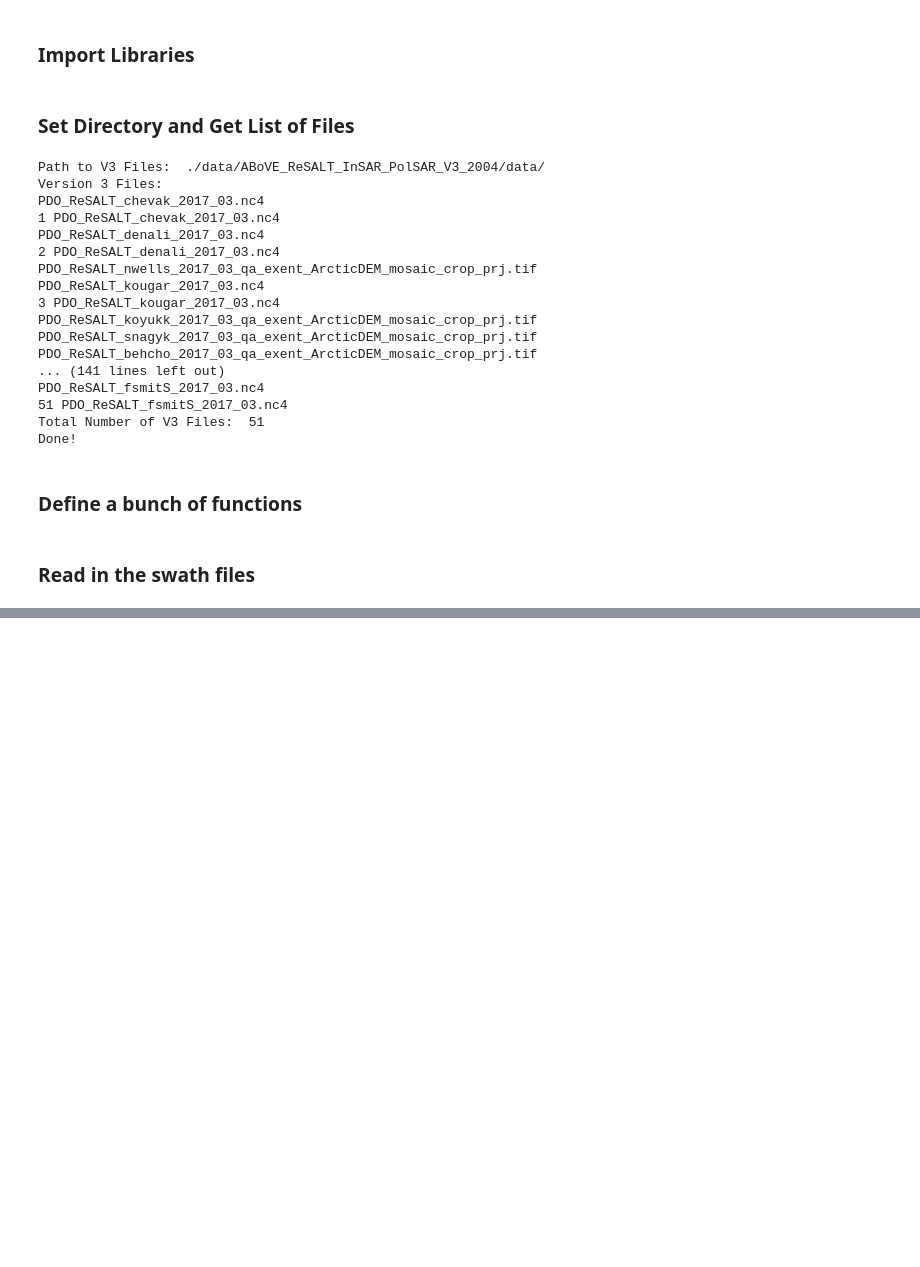
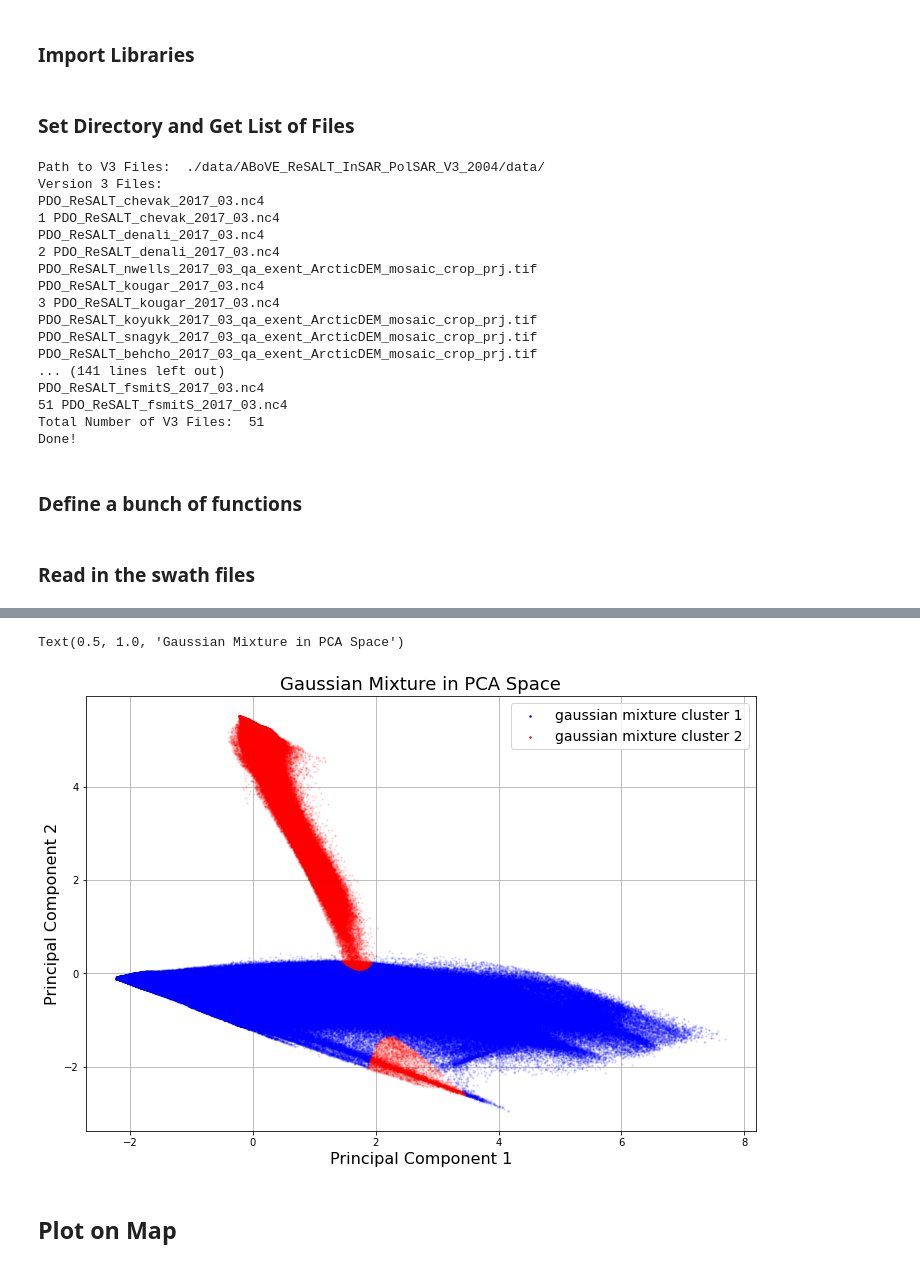
Before and after one commit to mmorphew/ess_224_project, a Jupyter notebook: PDO_Paper_2.ipynb, the cells around one changed output, grey strips where cells are left out. Saved outputs shown, nothing was run; the diff lists cells and outputs as text; code cells hidden in the pictures; blank space fills up the shorter version.

```diff
--- a/PDO_Paper_2.ipynb
+++ b/PDO_Paper_2.ipynb
@@ -1599,0 +1863,23 @@ plt.scatter(pca_array[:,0], pca_array[:,1], c=pca_array[:,4], s=1)
+# %%
+np.random.shuffle(pca_out_array)
+gm = GaussianMixture(n_components=2,
+                           max_iter=500, tol=1e-10, covariance_type='full').fit(pca_out_array)
+gm_label = gm.predict(pca_out_array)
+# %%
+plt.figure(figsize=(12,8))
+plt.scatter(pca_out_array[gm_label==0][:,0], pca_out_array[gm_label==0][:,1],
+            c='b', alpha=0.1, s=2, zorder=2, label='gaussian mixture cluster 1')
+plt.scatter(pca_out_array[gm_label==1][:,0], pca_out_array[gm_label==1][:,1],
+            c='r', alpha=0.1, s=2, zorder=4, label='gaussian mixture cluster 2')
+leg = plt.legend(fontsize=14)
+for lh in leg.legendHandles:
+    lh.set_alpha(1)
+plt.grid()
+plt.xlabel("Principal Component 1", fontsize=16)
+plt.ylabel("Principal Component 2", fontsize=16)
+plt.title("Gaussian Mixture in PCA Space", fontsize=18)
+# %% [output]
+Text(0.5, 1.0, 'Gaussian Mixture in PCA Space')
+[figure, added]
+# %% [markdown]
+## Plot on Map
```
Also changed, not shown: parts of 51 cells of this notebook, 8 other files.
